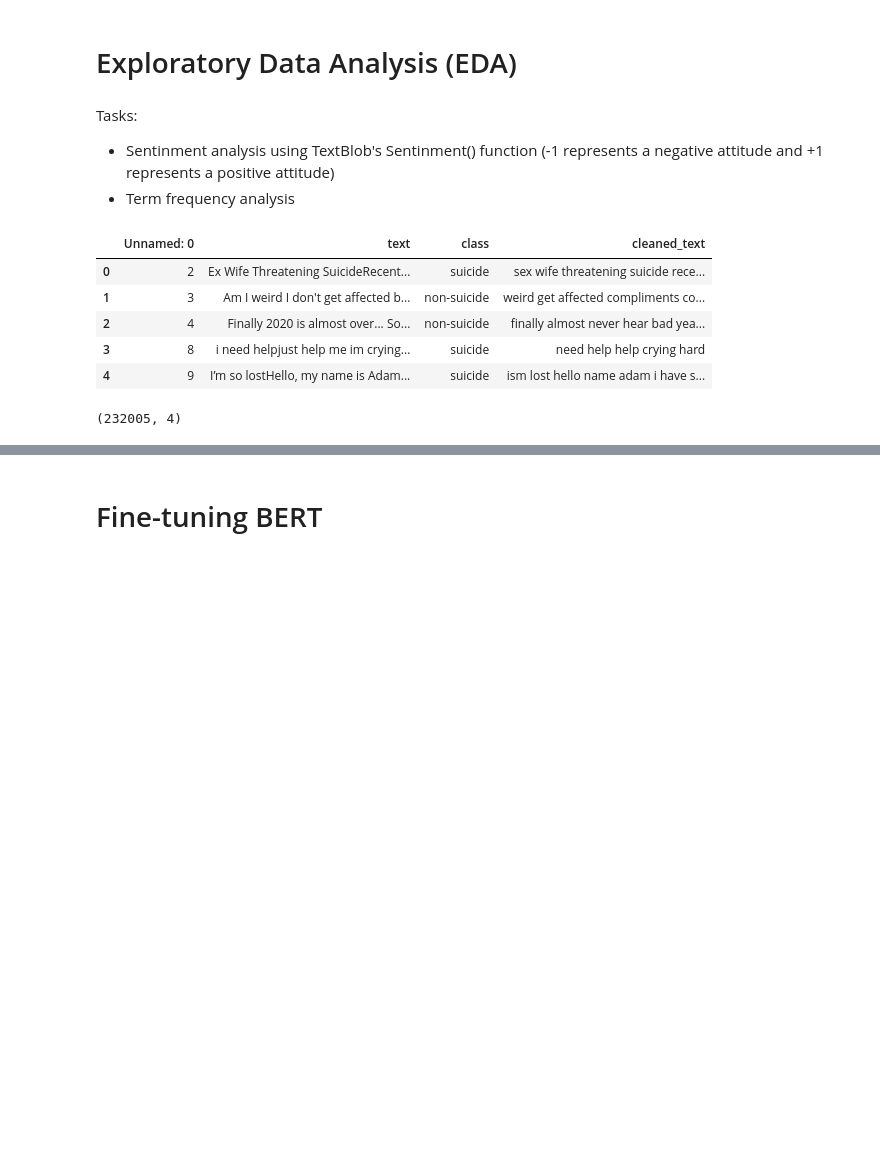
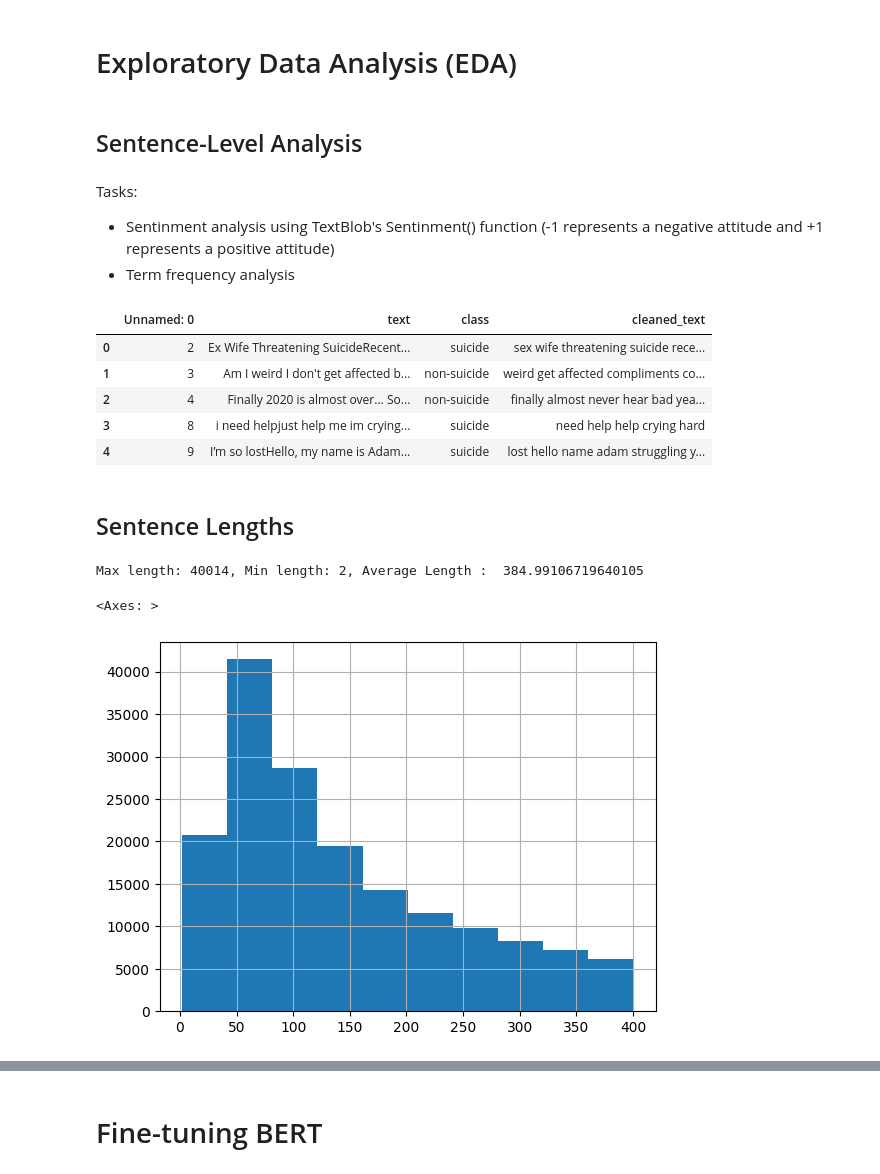
Before and after one commit to kimberlycao/Suicidal-BERT, a Jupyter notebook: suicide_detection.ipynb, the cells around one changed output, grey strips where cells are left out. Cells and saved outputs as stored; diff of their text form; code cells hidden in the pictures; blank space fills up the shorter version.

```diff
--- a/suicide_detection.ipynb
+++ b/suicide_detection.ipynb
@@ -207,5 +238,7 @@ df.to_csv('Suicide_Detection_Cleaned_Final.csv', index=False)
 # %% [markdown]
 # Exploratory Data Analysis (EDA)
+# %% [markdown]
+## Sentence-Level Analysis
 # %% [markdown]
 Tasks:
 - Sentinment analysis using TextBlob's Sentinment() function (-1 represents a negative attitude and +1 represents a positive attitude)
@@ -213,7 +246,8 @@ Tasks:
 # %%
 # Load cleaned data set
 
-df = pd.read_csv('Data/Suicide_Detection_Cleaned.csv')
+df = pd.read_csv('Data/Suicide_Detection_Cleaned_Final.csv')
+df['cleaned_text'] = df['cleaned_text'].map(str)
 df.head()
 # %% [output]
 |  | Unnamed: 0 | text | class | cleaned_text |
@@ -221,9 +255,15 @@ df.head()
 | 1 | 3 | Am I weird I don't get affected b... | non-suicide | weird get affected compliments co... |
 | 2 | 4 | Finally 2020 is almost over... So... | non-suicide | finally almost never hear bad yea... |
 | 3 | 8 | i need helpjust help me im crying... | suicide | need help help crying hard |
-| 4 | 9 | I’m so lostHello, my name is Adam... | suicide | ism lost hello name adam i have s... |
+| 4 | 9 | I’m so lostHello, my name is Adam... | suicide | lost hello name adam struggling y... |
-# %%
-df.shape
-# %% [output]
-(232005, 4)
+# %% [markdown]
+## Sentence Lengths
+# %%
+df['len']= df['cleaned_text'].str.len()
+print('Max length: {}, Min length: {}, Average Length :  {}'.format(max(df['len']),min(df['len']),df['len'].mean()))
+df['len'].hist(range=[2,400])
+# %% [output]
+Max length: 40014, Min length: 2, Average Length :  384.99106719640105
+<Axes: >
+[figure, added]
 # %% [markdown]
```
Also changed, not shown: parts of 14 cells of this notebook.
